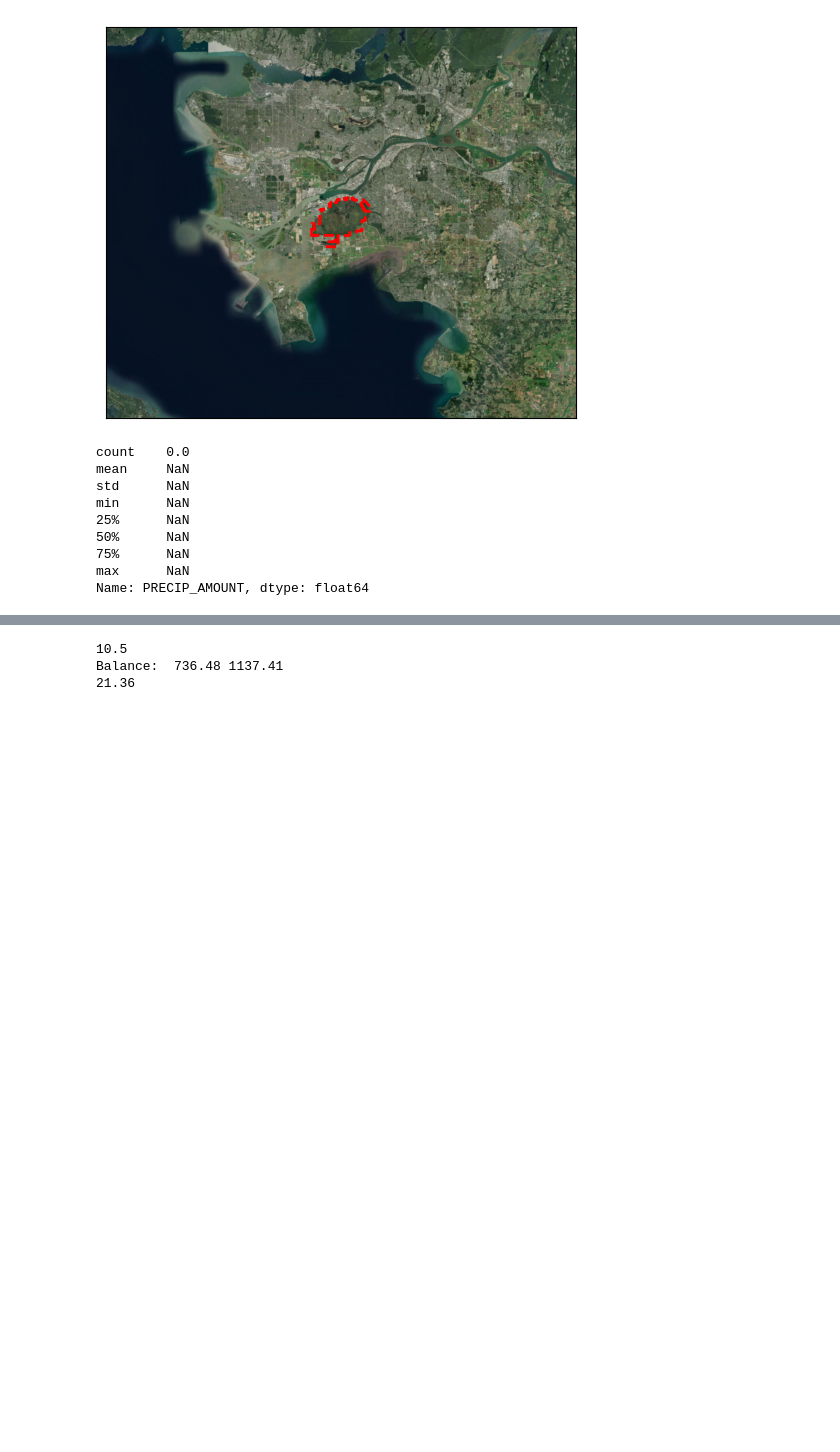
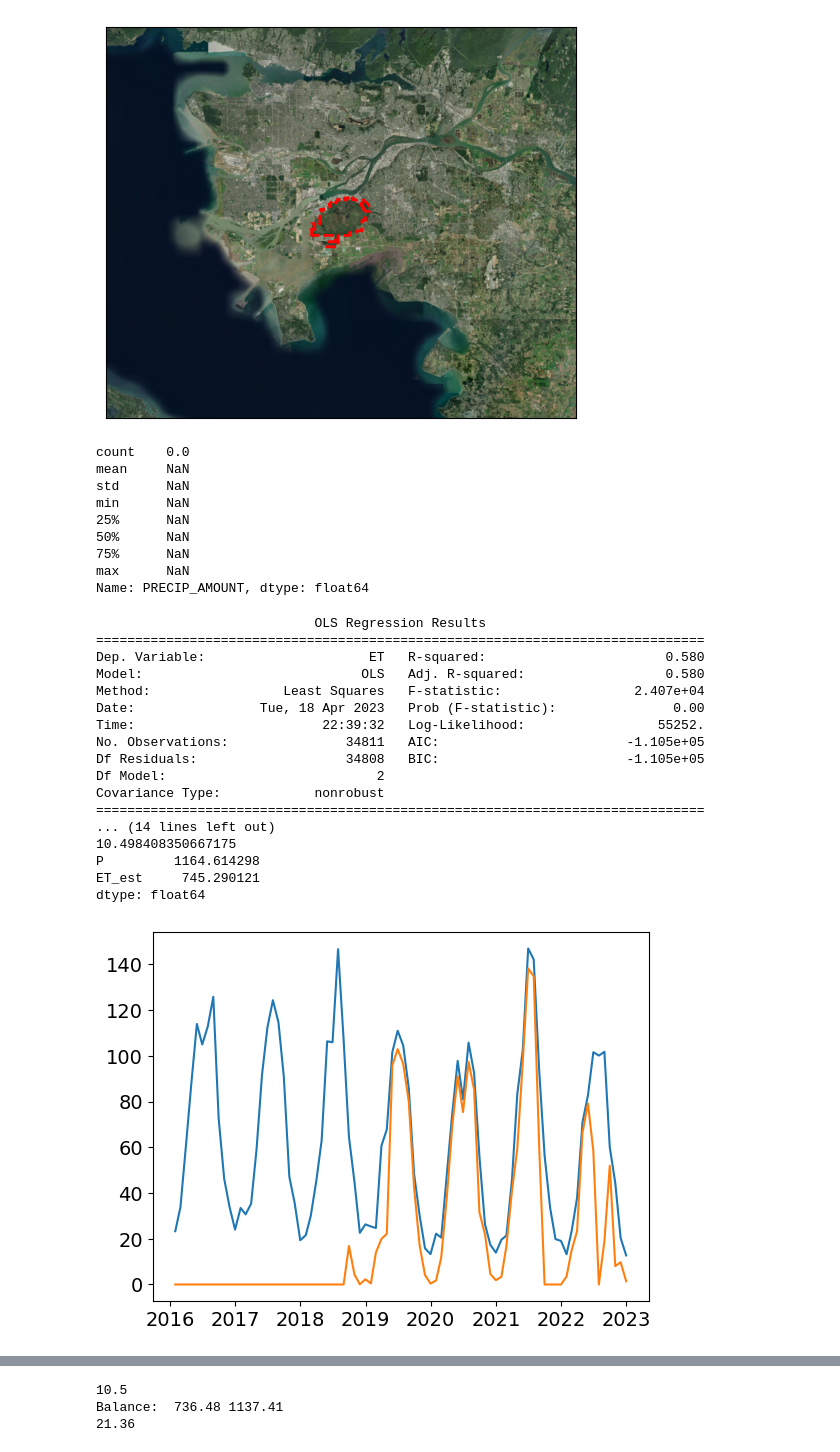
Before and after one commit to ubc-micromet/BBECA_Work, a Jupyter notebook: Maps_and_Figures.ipynb, the cells around one changed output, grey strips where cells are left out. Drawn from its saved outputs; the diff is of its cells as text; code cells hidden in the pictures; blank space fills up the shorter version.

```diff
--- a/Maps_and_Figures.ipynb
+++ b/Maps_and_Figures.ipynb
@@ -265,4 +375,57 @@ min      NaN
 75%      NaN
 max      NaN
 Name: PRECIP_AMOUNT, dtype: float64
+# %%
+
+
+BB1 = pd.read_csv('BB_Data/BB1_Climate.csv',parse_dates={'Date':[0]},low_memory=False)
+BB1 = BB1.set_index('Date')
+BB1 = BB1.loc[BB1.index.year<=2022]
+
+BB1.loc[BB1['ET']<=0,'ET']=np.nan
+# BB1
+
+
+Temp = BB1[['ET','VPD','P']].dropna()
+
+X = sm.add_constant(Temp[['VPD','P']],prepend=False)
+mod = sm.OLS(Temp['ET'], X)
+
+
+X = sm.add_constant(BB1[['VPD','P']],prepend=False)
+
+res = mod.fit()
+
+
+BB1['ET_est']=BB1['ET'].fillna(res.predict(X))
+
+fig,ax = plt.subplots()
+ax.plot(BB1.resample('M').sum()['ET_est'] )
+ax.plot(BB1.resample('M').sum()['ET'] )
+# ax.scatter(BB1['ET'],BB1['VPD'])
+# ax.scatter(BB1['ET_est'],BB1['VPD'],color='red')
+
+print(res.summary())
+
+print(BB1.mean()['TA'])
+print(BB1.resample('Y').sum()[['P','ET_est']].mean())
+# %% [output]
+                            OLS Regression Results
+==============================================================================
+Dep. Variable:                     ET   R-squared:                       0.580
+Model:                            OLS   Adj. R-squared:                  0.580
+Method:                 Least Squares   F-statistic:                 2.407e+04
+Date:                Tue, 18 Apr 2023   Prob (F-statistic):               0.00
+Time:                        22:39:32   Log-Likelihood:                 55252.
+No. Observations:               34811   AIC:                        -1.105e+05
+Df Residuals:                   34808   BIC:                        -1.105e+05
+Df Model:                           2
+Covariance Type:            nonrobust
+==============================================================================
+... (14 lines left out)
+10.498408350667175
+P         1164.614298
+ET_est     745.290121
+dtype: float64
+[figure, added]
 # %%
```
Also changed, not shown: parts of 7 cells of this notebook, 56 other files.
